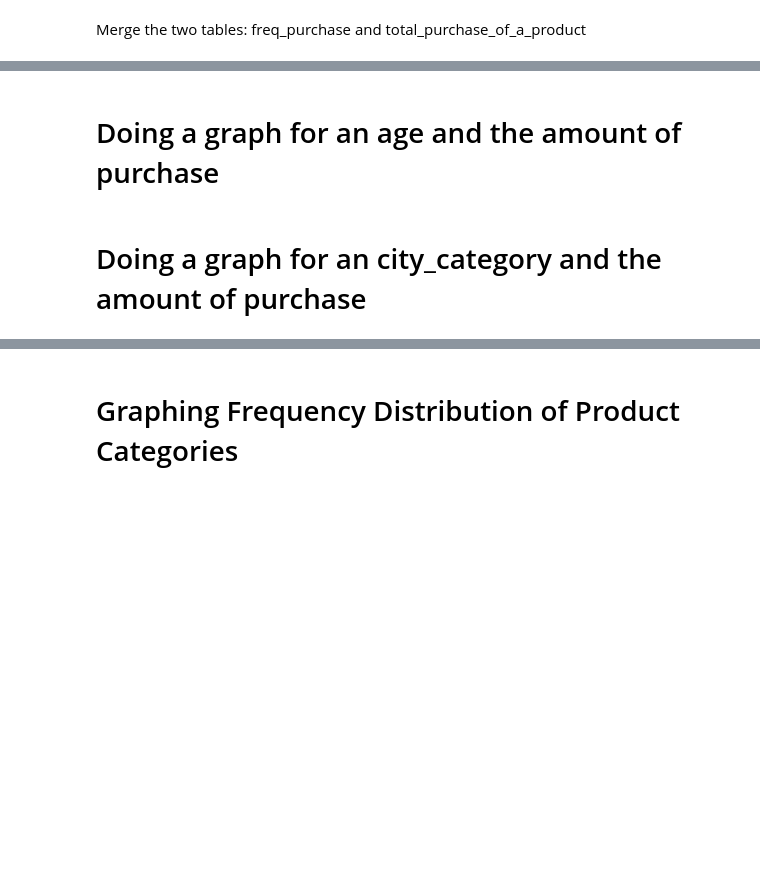
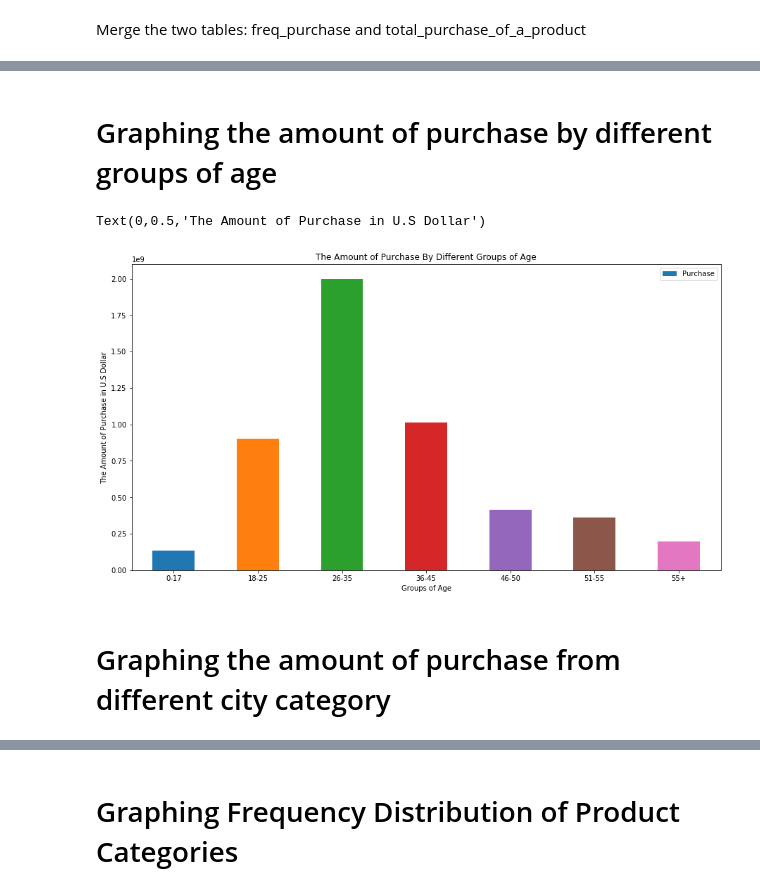
Before and after one commit to mtruon11/Black-Friday-Analysis, a Jupyter notebook: Black-Friday-Analysis.ipynb, the cells around one changed output, grey strips where cells are left out. Saved outputs shown, nothing was run; the diff lists cells and outputs as text; code cells hidden in the pictures; blank space fills up the shorter version.

```diff
--- a/Black-Friday-Analysis.ipynb
+++ b/Black-Friday-Analysis.ipynb
@@ -253,4 +264,14 @@ freq_purchase.head()
+# %% [markdown]
+# Graphing the amount of purchase by different groups of age
+# %%
+groups = blackfriday.groupby(['Age']).agg({'Purchase': np.sum}).reset_index()
+ax = groups.plot.bar(x='Age', y='Purchase', rot=0)
+ax.figure.set_size_inches(15, 8)
+plt.title("The Amount of Purchase By Different Groups of Age")
+plt.xlabel("Groups of Age")
+plt.ylabel("The Amount of Purchase in U.S Dollar")
+# %% [output]
+Text(0,0.5,'The Amount of Purchase in U.S Dollar')
+[figure, added]
 # %% [markdown]
-# Doing a graph for an age and the amount of purchase
+# Graphing the amount of purchase from different city category
-# %% [markdown]
-# Doing a graph for an city_category and the amount of purchase
```
Also changed, not shown: parts of 10 cells of this notebook.
